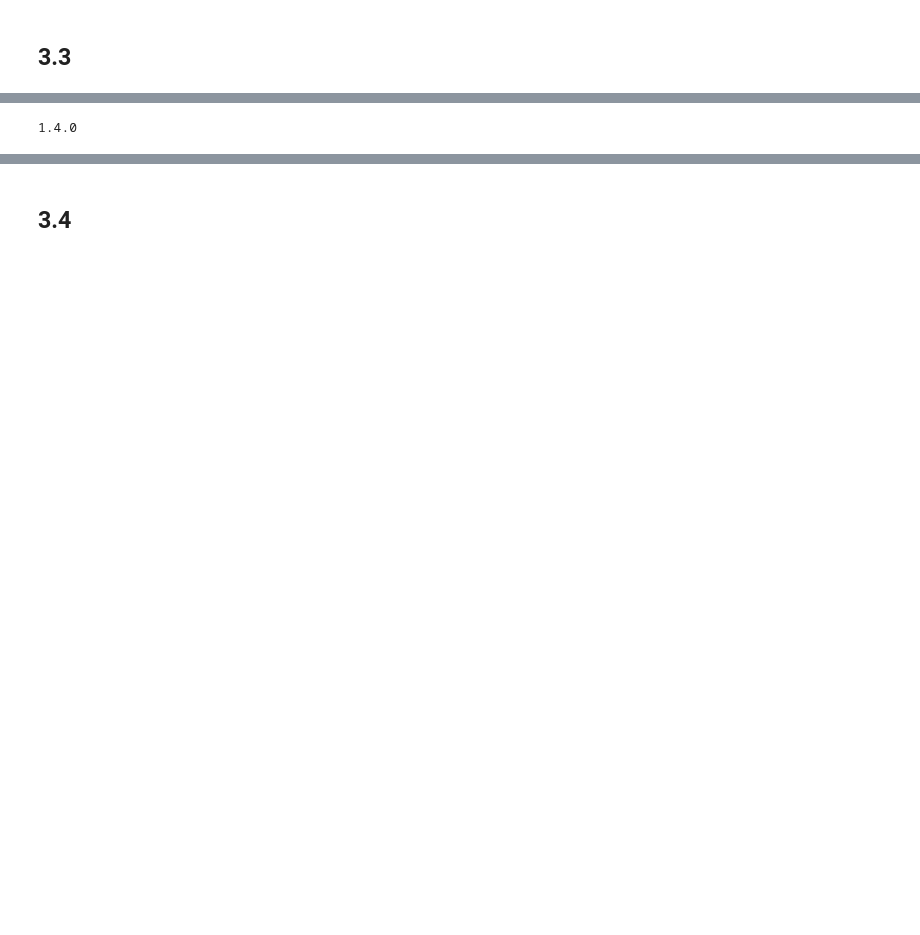
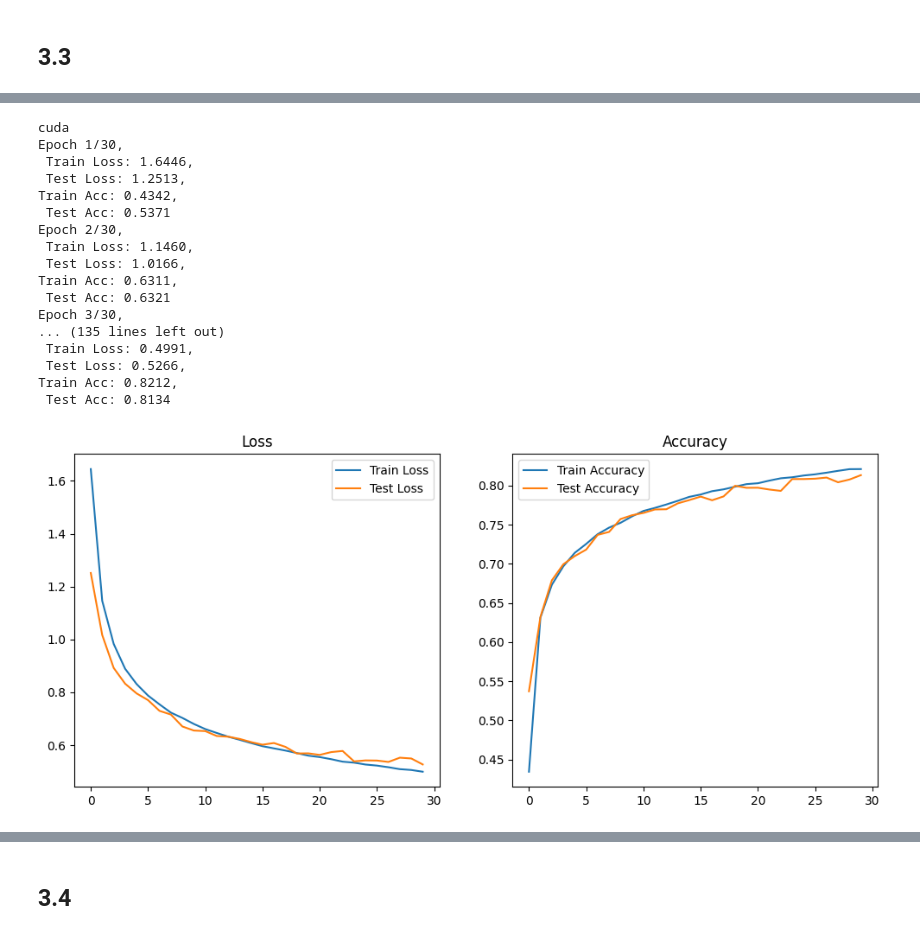
Before and after one commit to Vulturul2k/ML_project, a Jupyter notebook: fashion2.ipynb, the cells around one changed output, grey strips where cells are left out. Drawn from its saved outputs; the diff is of its cells as text; code cells hidden in the pictures; blank space fills up the shorter version.

```diff
--- a/fashion2.ipynb
+++ b/fashion2.ipynb
@@ -472,6 +485,7 @@ class DeepConvNet(nn.Module):
         # TODO 3.6 apply depth1 transform + layer 1
         x = self.layer1(self.norm_depth1(self.conv_depth1(x)))
         # adauga droput
+        x = self.dropout(x)
         # TODO 3.7 apply depth2 transform + layer 2
         x = self.layer2(self.norm_depth2(self.conv_depth2(x)))
 
@@ -569,4 +516,38 @@ RuntimeError: Expected 4-dimensional input for 4-dimensional weight 16 1 7 7, bu
-# %%
-print(torch.__version__)
-# %% [output]
-1.4.0
+# %%
+model = DeepConvNet(num_classes=10)
+train_losses2, test_losses2, train_accuracies2, test_accuracies2 = train_model(model, train_loader, test_loader, num_epochs=30, lr=0.00001)
+
+
+plt.figure(figsize=(12, 5))
+plt.subplot(1, 2, 1)
+plt.plot(train_losses2, label='Train Loss')
+plt.plot(test_losses2, label='Test Loss')
+plt.title('Loss')
+plt.legend()
+
+plt.subplot(1, 2, 2)
+plt.plot(train_accuracies2, label='Train Accuracy')
+plt.plot(test_accuracies2, label='Test Accuracy')
+plt.title('Accuracy')
+plt.legend()
+
+plt.show()
+# %% [output]
+cuda
+Epoch 1/30,
+ Train Loss: 1.6446,
+ Test Loss: 1.2513,
+Train Acc: 0.4342,
+ Test Acc: 0.5371
+Epoch 2/30,
+ Train Loss: 1.1460,
+ Test Loss: 1.0166,
+Train Acc: 0.6311,
+ Test Acc: 0.6321
+Epoch 3/30,
+... (135 lines left out)
+ Train Loss: 0.4991,
+ Test Loss: 0.5266,
+Train Acc: 0.8212,
+ Test Acc: 0.8134
+[figure, added]
```
Also changed, not shown: parts of 15 cells of this notebook, 13 other files.
